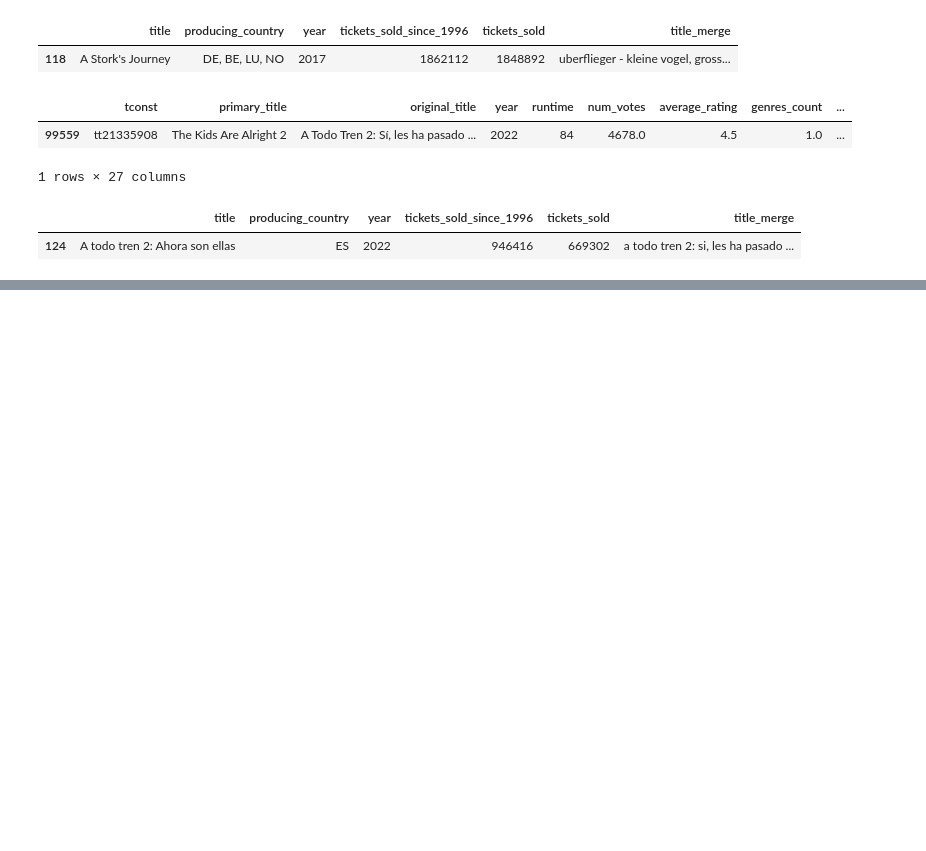
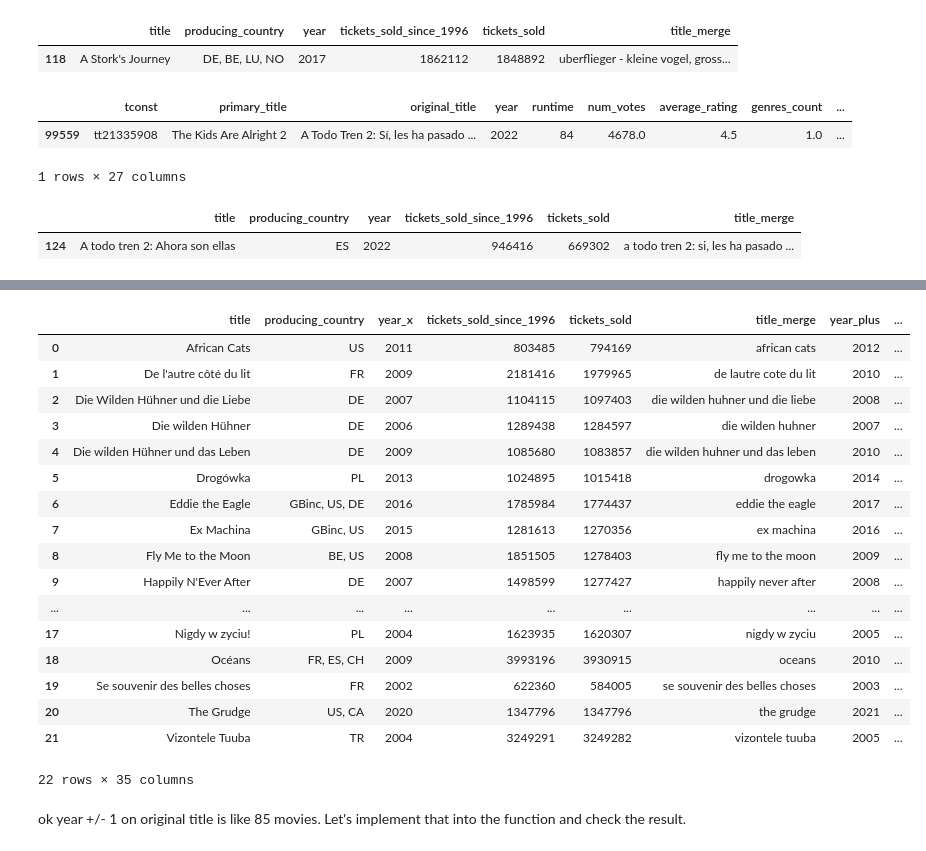
Before and after one commit to tk87-hono/data_analytics_24_4-Capstone_Movie_Group, a Jupyter notebook: Improving_merge_eu_na_IMDB.ipynb, the cells around one changed output, grey strips where cells are left out. Cells and saved outputs as stored; diff of their text form; code cells hidden in the pictures; blank space fills up the shorter version.

Commit message:
stripped punctuation and added merging on year +/- year

```diff
--- a/Improving_merge_eu_na_IMDB.ipynb
+++ b/Improving_merge_eu_na_IMDB.ipynb
@@ -772,0 +809,2 @@ eu_df.loc[eu_df["title_merge"].str.contains("a todo tren 2"), :]
+# %%
+eu_check_df = double_merge_func(eu_df)
@@ -772,0 +839,3 @@ eu_df.loc[eu_df["title_merge"].str.contains("a todo tren 2"), :]
+# %%
+eu_unmatched_df = eu_check_df.loc[eu_check_df["tconst"].isnull(),:].copy()
+eu_unmatched_df
@@ -772,0 +856,4 @@ eu_df.loc[eu_df["title_merge"].str.contains("a todo tren 2"), :]
+# %%
+eu_unmatched_df.drop(columns = eu_unmatched_df.iloc[:,6:], inplace=True)
+display(eu_unmatched_df.head())
+eu_unmatched_df.shape
@@ -772,0 +868,3 @@ eu_df.loc[eu_df["title_merge"].str.contains("a todo tren 2"), :]
+# %%
+eu_unmatched_df.loc[:,"year_plus"] = eu_unmatched_df["year"] + 1
+eu_unmatched_df.loc[:,"year_minus"] = eu_unmatched_df["year"] - 1
@@ -772,0 +896,23 @@ eu_df.loc[eu_df["title_merge"].str.contains("a todo tren 2"), :]
+# %%
+eu_unmatched_df.merge(imdb_df, how="inner", left_on=["title_merge", "year_minus"], right_on=["original_title_merge", "year"])
+# %% [output]
+|  | title | producing_country | year_x | tickets_sold_since_1996 | tickets_sold | title_merge | year_plus | ... |
+| 0 | African Cats | US | 2011 | 803485 | 794169 | african cats | 2012 | ... |
+| 1 | De l'autre côté du lit | FR | 2009 | 2181416 | 1979965 | de lautre cote du lit | 2010 | ... |
+| 2 | Die Wilden Hühner und die Liebe | DE | 2007 | 1104115 | 1097403 | die wilden huhner und die liebe | 2008 | ... |
+| 3 | Die wilden Hühner | DE | 2006 | 1289438 | 1284597 | die wilden huhner | 2007 | ... |
+| 4 | Die wilden Hühner und das Leben | DE | 2009 | 1085680 | 1083857 | die wilden huhner und das leben | 2010 | ... |
+| 5 | Drogówka | PL | 2013 | 1024895 | 1015418 | drogowka | 2014 | ... |
+| 6 | Eddie the Eagle | GBinc, US, DE | 2016 | 1785984 | 1774437 | eddie the eagle | 2017 | ... |
+| 7 | Ex Machina | GBinc, US | 2015 | 1281613 | 1270356 | ex machina | 2016 | ... |
+| 8 | Fly Me to the Moon | BE, US | 2008 | 1851505 | 1278403 | fly me to the moon | 2009 | ... |
+| 9 | Happily N'Ever After | DE | 2007 | 1498599 | 1277427 | happily never after | 2008 | ... |
+| ... | ... | ... | ... | ... | ... | ... | ... | ... |
+| 17 | Nigdy w zyciu! | PL | 2004 | 1623935 | 1620307 | nigdy w zyciu | 2005 | ... |
+| 18 | Océans | FR, ES, CH | 2009 | 3993196 | 3930915 | oceans | 2010 | ... |
+| 19 | Se souvenir des belles choses | FR | 2002 | 622360 | 584005 | se souvenir des belles choses | 2003 | ... |
+| 20 | The Grudge | US, CA | 2020 | 1347796 | 1347796 | the grudge | 2021 | ... |
+| 21 | Vizontele Tuuba | TR | 2004 | 3249291 | 3249282 | vizontele tuuba | 2005 | ... |
+22 rows × 35 columns
+# %% [markdown]
+ok year +/- 1 on original title is like 85 movies. Let's implement that into the function and check the result.
```
Also changed, not shown: parts of 25 cells of this notebook.
